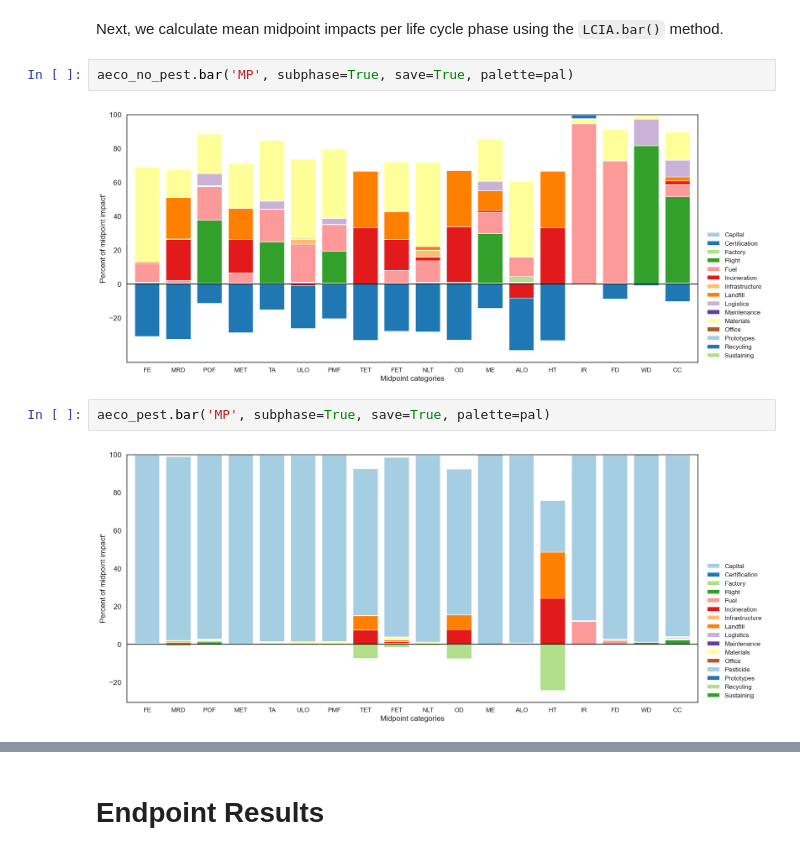
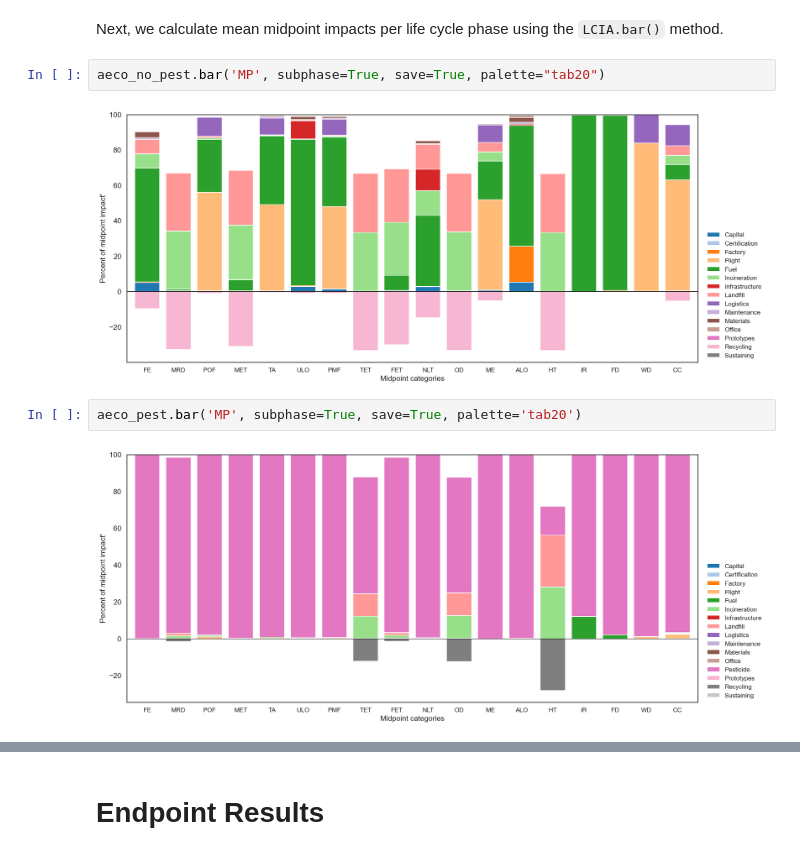
Before and after one commit to gparolin/AEco, a Jupyter notebook: Scripts/view.ipynb, the cells around one changed output, grey strips where cells are left out. Drawn from its saved outputs; the diff is of its cells as text.

```diff
--- a/Scripts/view.ipynb
+++ b/Scripts/view.ipynb
@@ -132,13 +130,13 @@ Coordinates:
 # %% [markdown]
 Next, we calculate mean midpoint impacts per life cycle phase using the `LCIA.bar()` method.
 # %%
-aeco_no_pest.bar('MP', subphase=True, save=True, palette=pal)
+aeco_no_pest.bar('MP', subphase=True, save=True, palette="tab20")
 # %% [output]
-[figure, old version]
+[figure, new version]
 # %%
-aeco_pest.bar('MP', subphase=True, save=True, palette=pal)
+aeco_pest.bar('MP', subphase=True, save=True, palette='tab20')
 # %% [output]
-[figure, old version]
+[figure, new version]
 # %%
 aeco_no_pest.bar('MP', subphase=False, save=True, palette=pal)
 # %% [output]
```
Also changed, not shown: parts of 7 cells of this notebook, 5 other files.
